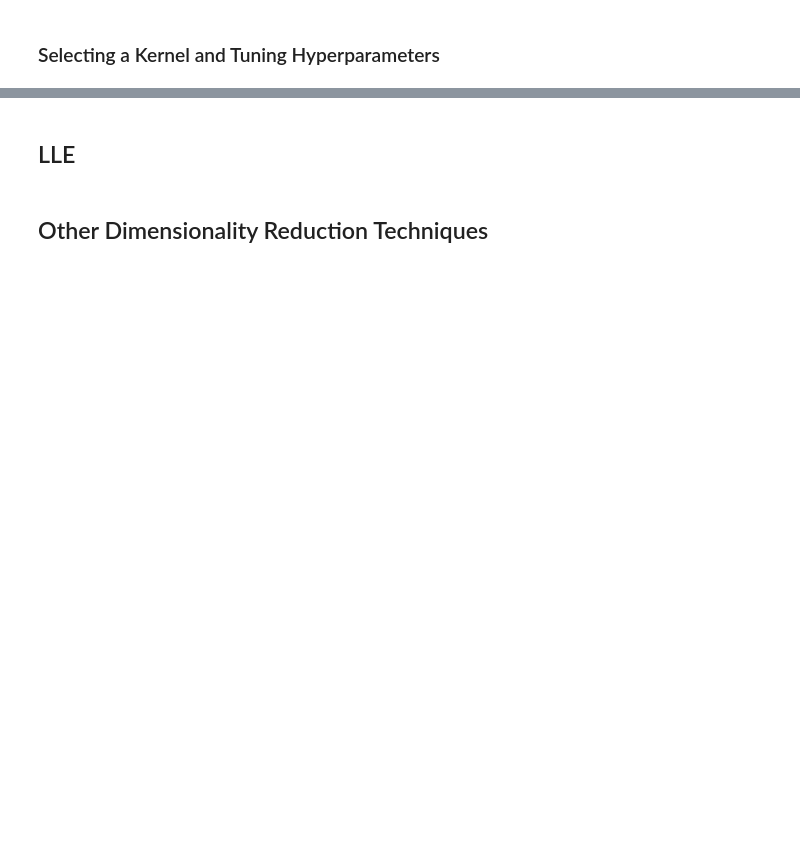
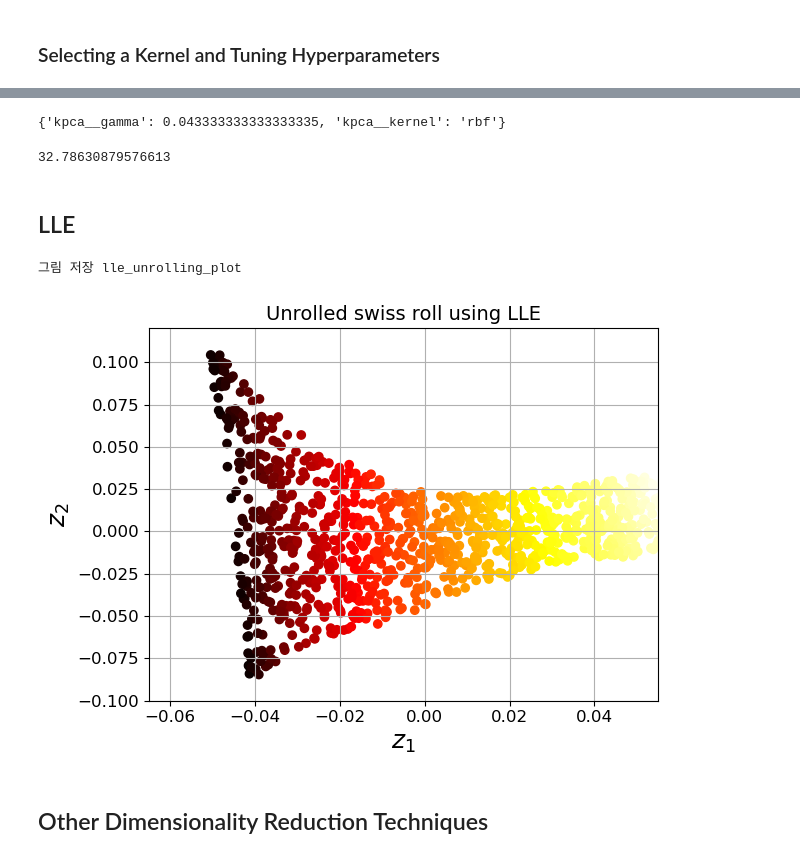
Before and after one commit to solyourock/ML_study, a Jupyter notebook: Hands_on/Chap8/chap_8.ipynb, the cells around one changed output, grey strips where cells are left out. Cells and saved outputs as stored; diff of their text form; code cells hidden in the pictures; blank space fills up the shorter version.

```diff
--- a/Hands_on/Chap8/chap_8.ipynb
+++ b/Hands_on/Chap8/chap_8.ipynb
@@ -670,0 +762,4 @@ plt.show()
+# %%
+print(grid_search.best_params_)
+# %% [output]
+{'kpca__gamma': 0.043333333333333335, 'kpca__kernel': 'rbf'}
@@ -671,4 +771,30 @@ plt.show()
+# %%
+from sklearn.metrics import mean_squared_error
+
+mean_squared_error(X, X_preimage)
+# %% [output]
+32.78630879576613
 # %% [markdown]
 ## LLE
+# %%
+X, t = make_swiss_roll(n_samples=1000, noise=0.2, random_state=41)
+# %%
+from sklearn.manifold import LocallyLinearEmbedding
+
+lle = LocallyLinearEmbedding(n_components=2, n_neighbors=10, random_state=42)
+X_reduced = lle.fit_transform(X)
+# %%
+plt.title("Unrolled swiss roll using LLE", fontsize=14)
+plt.scatter(X_reduced[:, 0], X_reduced[:, 1], c=t, cmap=plt.cm.hot)
+plt.xlabel("$z_1$", fontsize=18)
+plt.ylabel("$z_2$", fontsize=18)
+plt.axis([-0.065, 0.055, -0.1, 0.12])
+plt.grid(True)
+
+save_fig("lle_unrolling_plot")
+plt.show()
+# %% [output]
+그림 저장 lle_unrolling_plot
+[figure, added]
 # %% [markdown]
 ## Other Dimensionality Reduction Techniques
```
Also changed, not shown: parts of 16 cells of this notebook, 4 other files.
